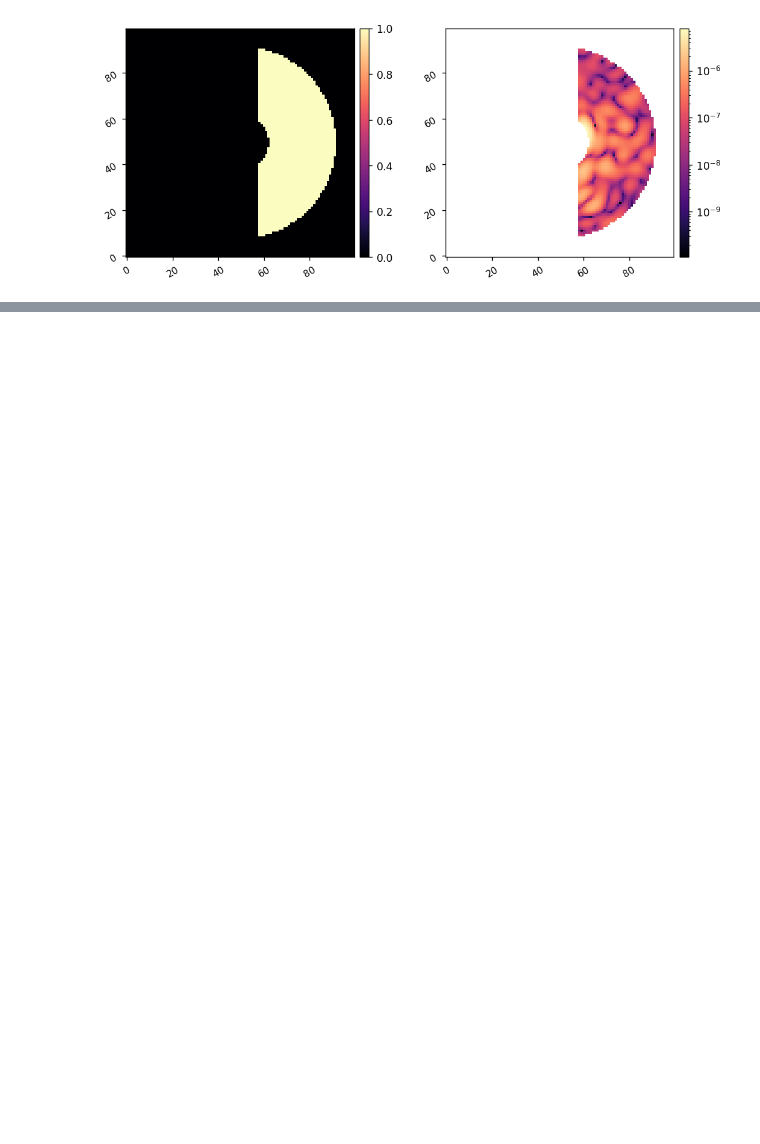
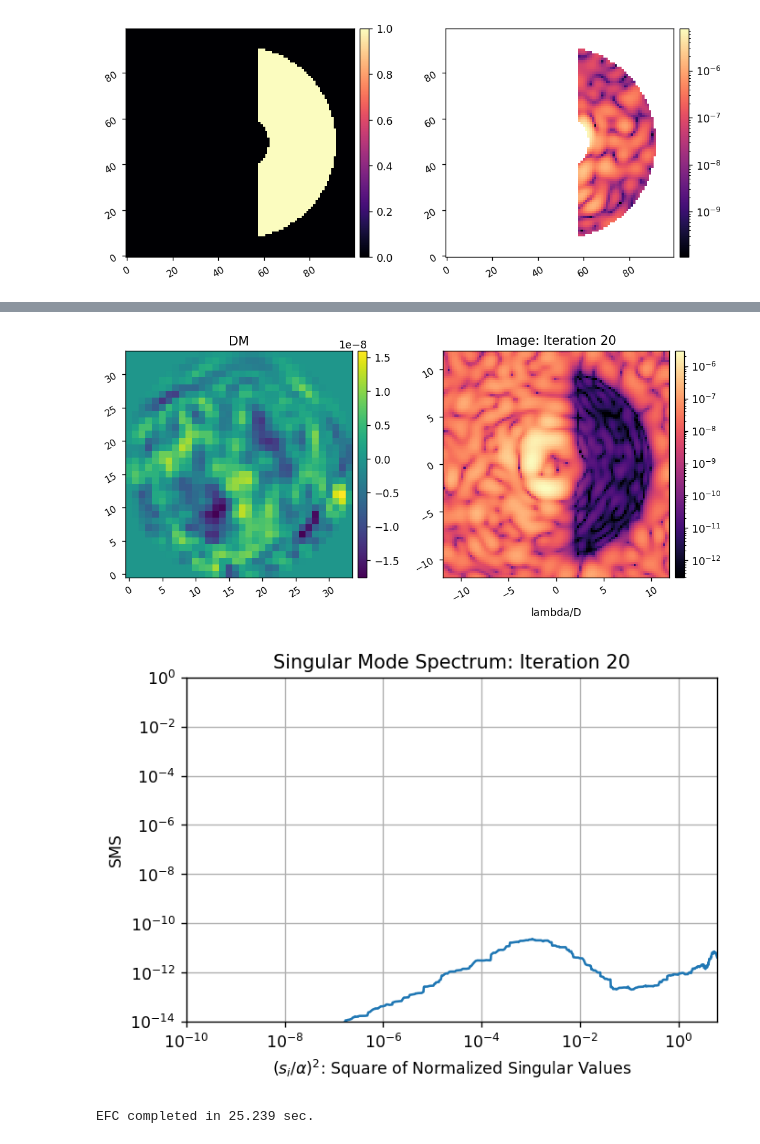
Before and after one commit to kian1377/apra-howfsc-models, a Jupyter notebook: coro_efc.ipynb, the cells around one changed output, grey strips where cells are left out. Saved outputs shown, nothing was run; the diff lists cells and outputs as text; code cells hidden in the pictures; blank space fills up the shorter version.

```diff
--- a/coro_efc.ipynb
+++ b/coro_efc.ipynb
@@ -100,0 +110,23 @@ AttributeError: 'CORO' object has no attribute 'add_dm1'
+# %%
+reload(utils)
+reg_fun = utils.beta_reg
+reg_conds = np.array([[0, 20, 25, 35, 40],
+                      [-2, -4, -2, -3, -2]])
+# %%
+reload(efc)
+reload(utils)
+c.reset_dm()
+commands1, efields1 = efc.run_efc_perfect(c,
+                                         jac,
+                                         reg_fun,
+                                         reg_conds,
+                                         dark_mask,
+                                         im_unocc.max(),
+                                         iterations=20,
+                                         display_current=True,
+#                                           display_all=True,
+                                         plot_sms=True)
+# %% [output]
+[figure, added]
+[figure, added]
+EFC completed in 25.239 sec.
```
Also changed, not shown: parts of 7 cells of this notebook, 4 other files.
